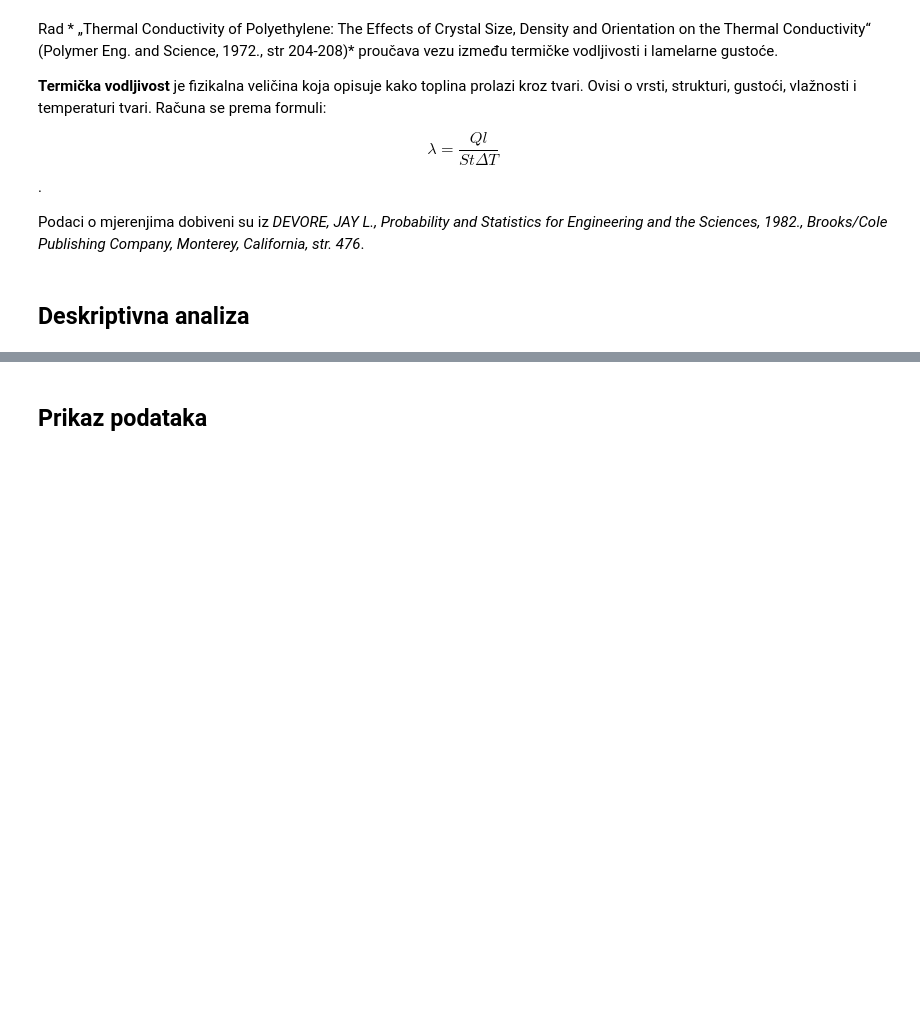
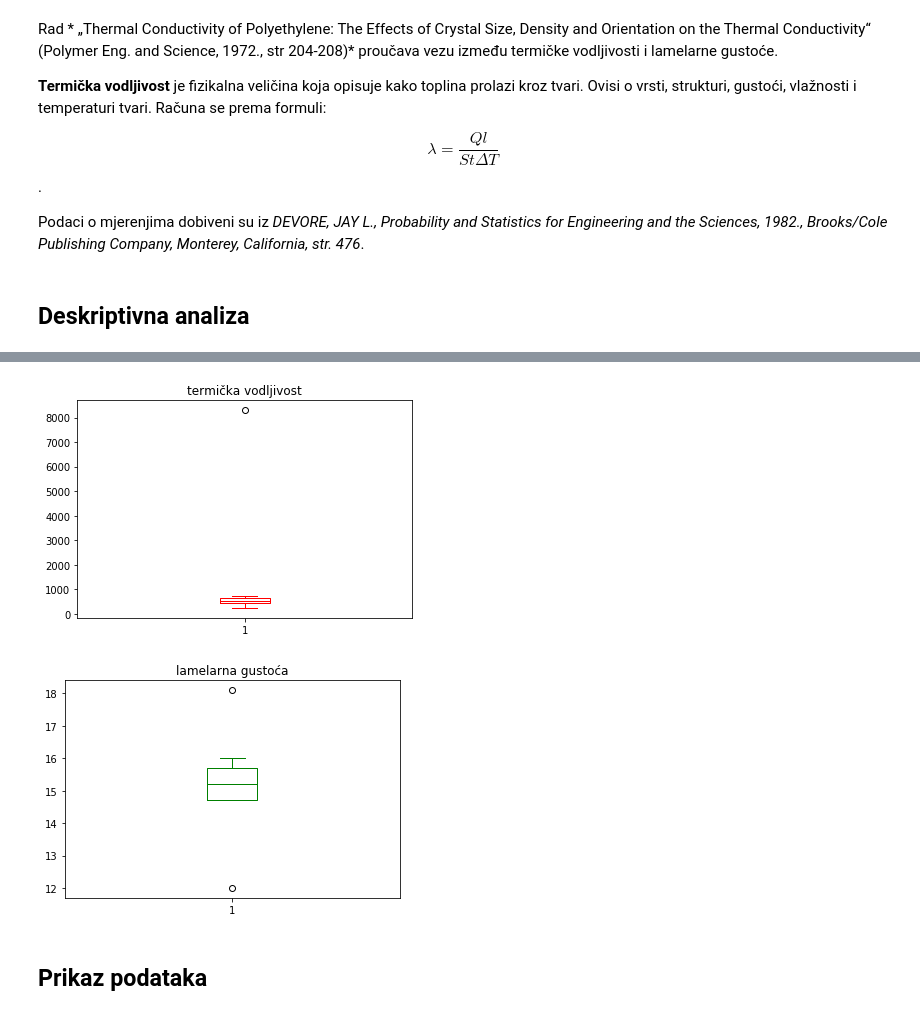
Before and after one commit to pevlaic/Softver, a Jupyter notebook: Petra_MS1.ipynb, the cells around one changed output, grey strips where cells are left out. Saved outputs shown, nothing was run; the diff lists cells and outputs as text; code cells hidden in the pictures; blank space fills up the shorter version.

```diff
--- a/Petra_MS1.ipynb
+++ b/Petra_MS1.ipynb
@@ -40,3 +89,22 @@ Podaci o mjerenjima dobiveni su iz *DEVORE, JAY L., Probability and Statistics f
+# %%
+def bp_boja(bp, color):
+    plt.setp(bp['boxes'], color=color)
+    plt.setp(bp['whiskers'], color=color)
+    plt.setp(bp['caps'], color=color)
+    plt.setp(bp['medians'], color=color)
+
+t=plt.boxplot(x)
+bp_boja(t, 'red')
+plt.title('termička vodljivost')
+plt.show()
+
+v=plt.boxplot(y)
+bp_boja(v,'green')
+plt.title('lamelarna gustoća')
+plt.show()
+# %% [output]
+[figure, added]
+[figure, added]
 # %% [markdown]
 ## Prikaz podataka
 # %% [markdown]
```
Also changed, not shown: parts of 10 cells of this notebook.
